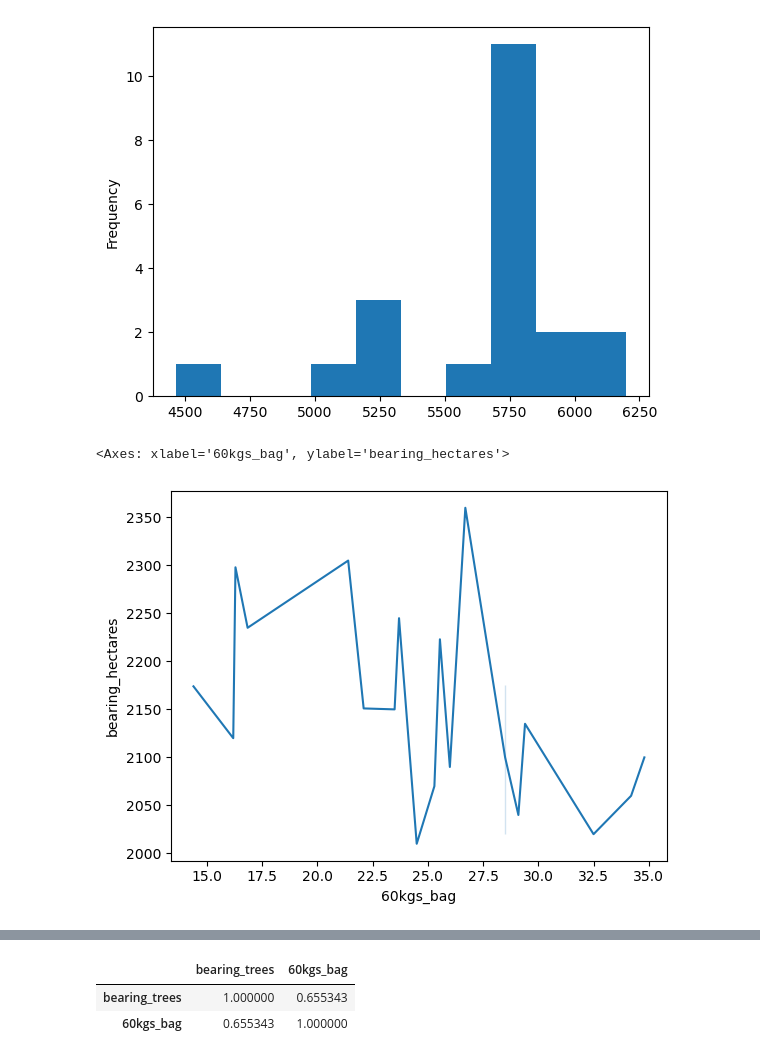
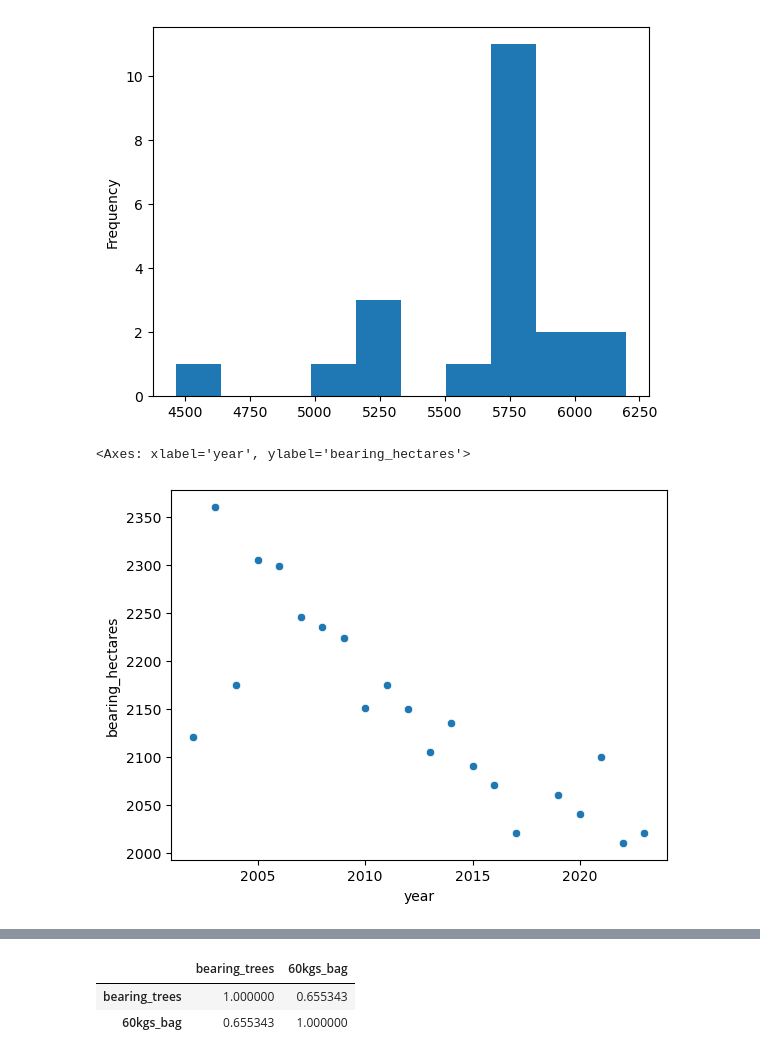
Before and after one commit to Kachi031/Coffee_Chat, a Jupyter notebook: notebooks/explore_coffee.ipynb, the cells around one changed output, grey strips where cells are left out. Cells and saved outputs as stored; diff of their text form; code cells hidden in the pictures.

```diff
--- a/notebooks/explore_coffee.ipynb
+++ b/notebooks/explore_coffee.ipynb
@@ -105,7 +113,7 @@ coffee["bearing_trees"].plot.hist()
 <Axes: ylabel='Frequency'>
 [figure]
 # %%
-sns.lineplot(x=coffee["60kgs_bag"], y=coffee["bearing_hectares"])
+sns.scatterplot(x=coffee["year"], y=coffee["bearing_hectares"])
 # %% [output]
-<Axes: xlabel='60kgs_bag', ylabel='bearing_hectares'>
+<Axes: xlabel='year', ylabel='bearing_hectares'>
-[figure, old version]
+[figure, new version]
```
Also changed, not shown: parts of 10 cells of this notebook, 4 other files.
